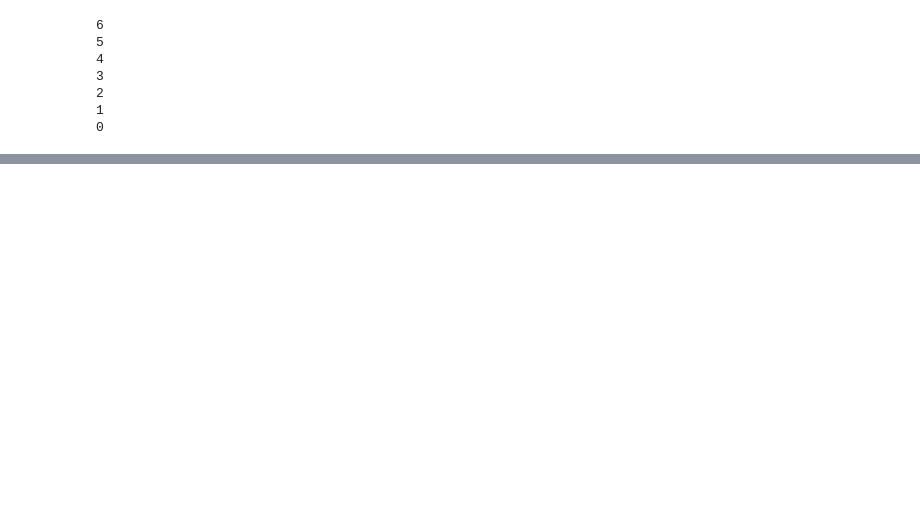
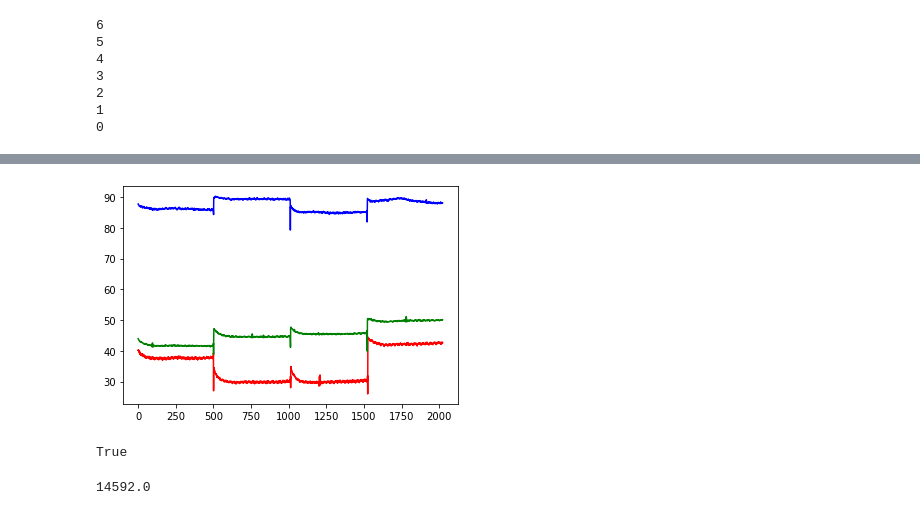
Before and after one commit to AminMirzaie/WSI_image_analysis, a Jupyter notebook: multithread.ipynb, the cells around one changed output, grey strips where cells are left out. Saved outputs shown, nothing was run; the diff lists cells and outputs as text; code cells hidden in the pictures; blank space fills up the shorter version.

```diff
--- a/multithread.ipynb
+++ b/multithread.ipynb
@@ -198,0 +376,13 @@ tifffile.imwrite("./tot_multi.png",tot)
+# %%
+R = images[1][:,:,0]
+G = images[1][:,:,1]
+B = images[1][:,:,2]
+# %%
+def show_col_dis(R,G,B):
+    plt.plot(np.mean(R,axis=0),color = "red")
+    plt.plot(np.mean(G,axis=0),color = "green")
+    plt.plot(np.mean(B,axis=0),color = "blue")
+# %%
+show_col_dis(images[0][:,:,0],images[0][:,:,1],images[0][:,:,2])
+# %% [output]
+[figure, added]
@@ -198,0 +391,8 @@ tifffile.imwrite("./tot_multi.png",tot)
+# %%
+cv2.imwrite("../llllkkkkkkk.png",cv2.merge([b_trans,g_trans,r_trans]))
+# %% [output]
+True
+# %%
+rgb_fft.shape[0]/2
+# %% [output]
+14592.0
```
Also changed, not shown: parts of 28 cells of this notebook, 9 other files.
